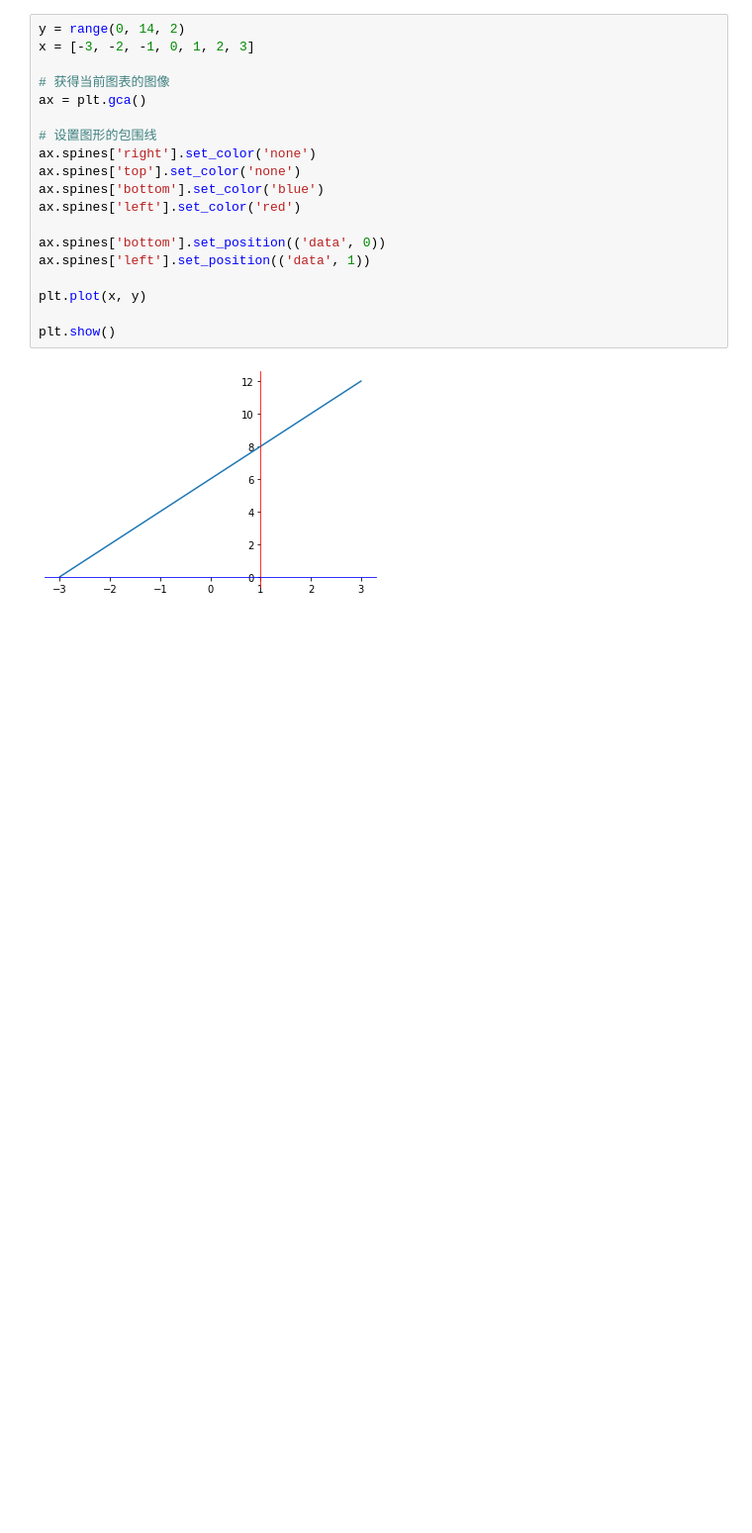
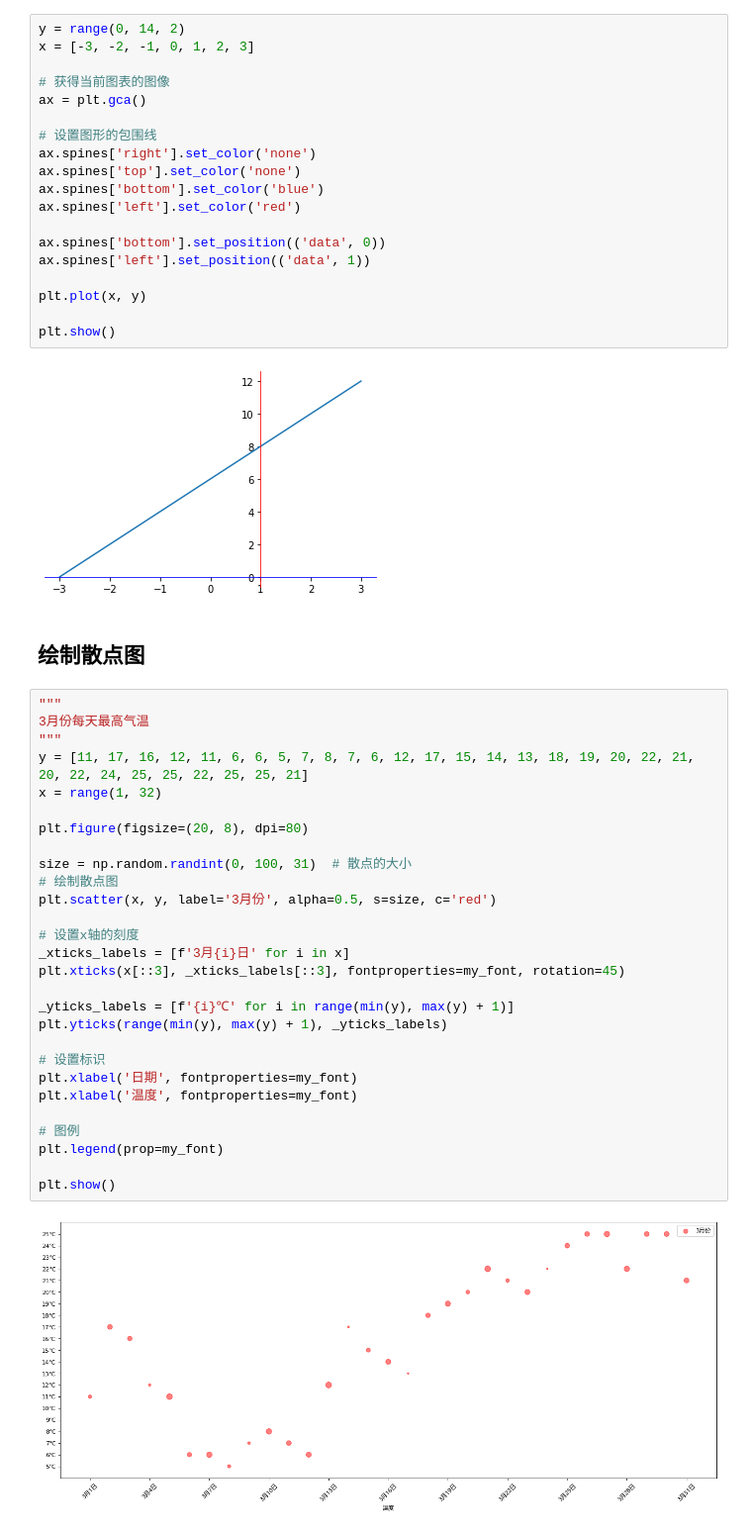
Before and after one commit to chenrun666/BigData, a Jupyter notebook: code/Python进阶/Matplotlib/main.ipynb, the cells around one changed output. Shown at 99% size. Saved outputs shown, nothing was run; the diff lists cells and outputs as text; blank space fills up the shorter version.

```diff
--- a/code/Python进阶/Matplotlib/main.ipynb
+++ b/code/Python进阶/Matplotlib/main.ipynb
@@ -181,3 +182,35 @@ plt.plot(x, y)
 plt.show()
 # %% [output]
 [figure]
+# %% [markdown]
+## 绘制散点图
+# %%
+"""
+3月份每天最高气温
+"""
+y = [11, 17, 16, 12, 11, 6, 6, 5, 7, 8, 7, 6, 12, 17, 15, 14, 13, 18, 19, 20, 22, 21, 20, 22, 24, 25, 25, 22, 25, 25, 21]
+x = range(1, 32)
+
+plt.figure(figsize=(20, 8), dpi=80)
+
+size = np.random.randint(0, 100, 31)  # 散点的大小
+# 绘制散点图
+plt.scatter(x, y, label='3月份', alpha=0.5, s=size, c='red')
+
+# 设置x轴的刻度
+_xticks_labels = [f'3月{i}日' for i in x]
+plt.xticks(x[::3], _xticks_labels[::3], fontproperties=my_font, rotation=45)
+
+_yticks_labels = [f'{i}℃' for i in range(min(y), max(y) + 1)]
+plt.yticks(range(min(y), max(y) + 1), _yticks_labels)
+
+# 设置标识
+plt.xlabel('日期', fontproperties=my_font)
+plt.xlabel('温度', fontproperties=my_font)
+
+# 图例
+plt.legend(prop=my_font)
+
+plt.show()
+# %% [output]
+[figure, added]
```
Also changed, not shown: parts of 14 cells of this notebook.
